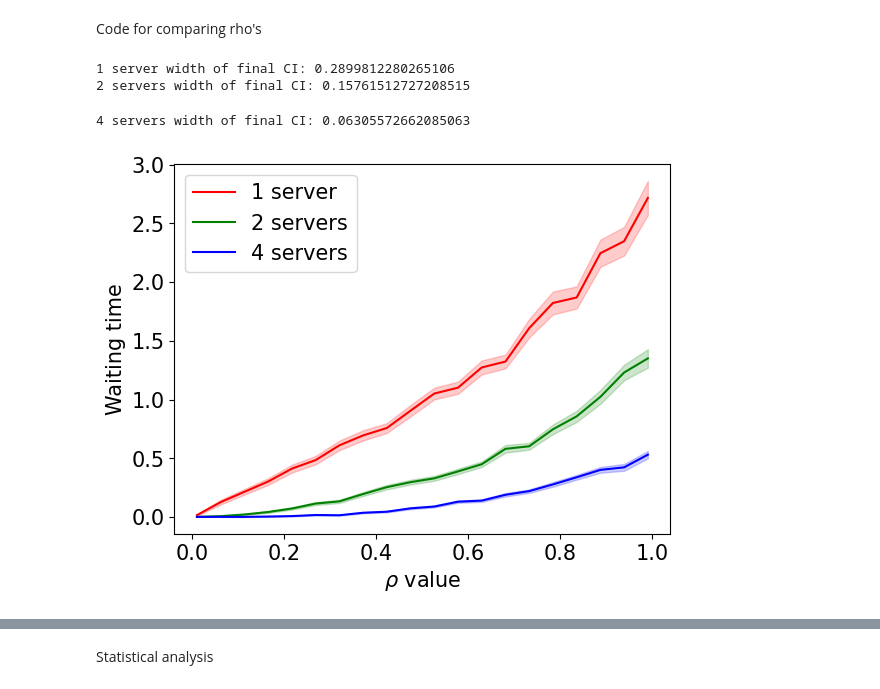
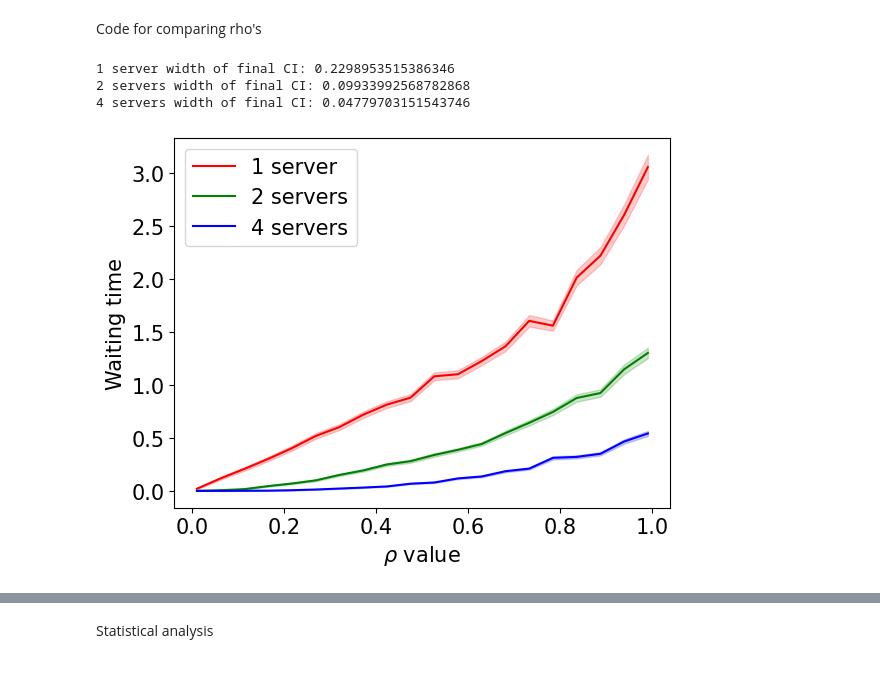
Before and after one commit to LoesBijman/stochastic_2, a Jupyter notebook: assignment_2.ipynb, the cells around one changed output, grey strips where cells are left out. Cells and saved outputs as stored; diff of their text form; code cells hidden in the pictures.

```diff
--- a/assignment_2.ipynb
+++ b/assignment_2.ipynb
@@ -121,19 +122,19 @@ Code for comparing rho's
 # %%
 # compare for different values of rho
 random.seed(3)
-runs = 100
+runs = 200
 n_customers = 50
 mu = 1/2
 
 env = simpy.Environment()
 rhos_list = np.linspace(0.01,0.99,20)
 
-def waiting_times_of_rhos(rhos_list, servers, runs):
+def waiting_times_of_rhos(rhos_list, servers, runs, scheduling_type = 'FIFO', service_distribution="M"):
     waiting_times_of_rhos = []
     for rho in rhos_list:
         rho_temp_list = []
         for _ in range(runs):
-            MM1queue_rho = Queue(env,servers,rho,mu)
+            MM1queue_rho = Queue(env,servers,rho,mu, scheduling_type, service_distribution)
             rho_temp_list.extend(MM1queue_rho.run_sim(n_customers))
 
         waiting_times_of_rhos.append(rho_temp_list)
@@ -143,28 +144,28 @@ waiting_times_of_rhos_n1 = waiting_times_of_rhos(rhos_list, 1, runs)
 waiting_times_of_rhos_n2 = waiting_times_of_rhos(rhos_list, 2, runs)
 waiting_times_of_rhos_n4 = waiting_times_of_rhos(rhos_list, 4, runs)
 # %%
-def rho_mean_ci(waiting_times_of_rhos,rhos_list, color, label):
+def rho_mean_ci(waiting_times_of_rhos,rhos_list, color, label, ls = 'solid'):
     means = []
     cis = []
     for waiting_times_run in waiting_times_of_rhos:
         mean, yerr = plot_conf_95(waiting_times_run)
         means.append(mean)
         cis.append(yerr)
-    plt.plot(rhos_list, means, color = color, label = label)
+    plt.plot(rhos_list, means, color = color, label = label, linestyle = ls)
     plt.fill_between(rhos_list, means - np.array(cis)[:, 0, 0], means + np.array(cis)[:, 0, 1], color = color, alpha = 0.2)
     print(f'{label} width of final CI: {cis[-1][0][0]+cis[-1][0][1]}')
 
 rho_mean_ci(waiting_times_of_rhos_n1, rhos_list, 'red', '1 server')
 rho_mean_ci(waiting_times_of_rhos_n2, rhos_list, 'green', '2 servers')
 rho_mean_ci(waiting_times_of_rhos_n4, rhos_list, 'blue', '4 servers')
 plt.xlabel('$\\rho$ value', fontsize=15)
 plt.ylabel('Waiting time', fontsize=15)
 plt.legend(fontsize=15, loc = 2)
 plt.tick_params(labelsize=15)
 plt.show()
 # %% [output]
-1 server width of final CI: 0.2899812280265106
-2 servers width of final CI: 0.15761512727208515
+1 server width of final CI: 0.2298953515386346
+2 servers width of final CI: 0.09933992568782868
+4 servers width of final CI: 0.04779703151543746
-4 servers width of final CI: 0.06305572662085063
-[figure, old version]
+[figure, new version]
 # %%
```
Also changed, not shown: parts of 12 cells of this notebook, 3 other files.
